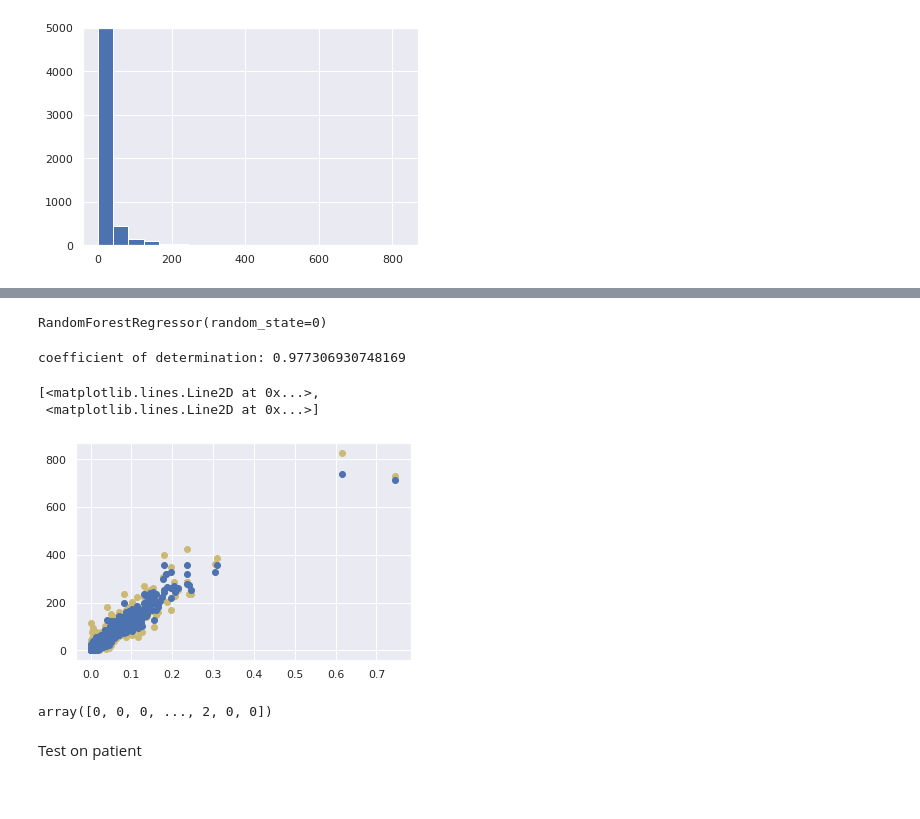
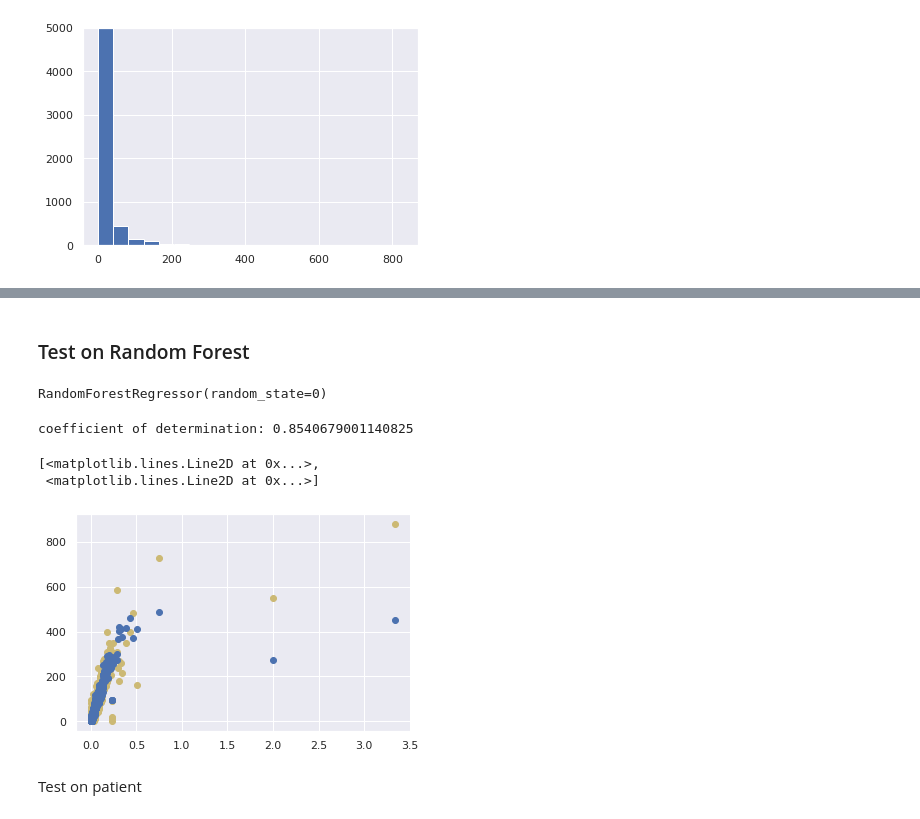
Before and after one commit to nishisandali/IFN646_Project, a Jupyter notebook: alice_work.ipynb, the cells around one changed output, grey strips where cells are left out. Drawn from its saved outputs; the diff is of its cells as text; code cells hidden in the pictures.

```diff
--- a/alice_work.ipynb
+++ b/alice_work.ipynb
@@ -40,0 +21,2 @@ df = df.dropna()
+# %%
+df = pd.read_csv('derived_data/combined_dataset.csv', index_col = [0])
@@ -253,0 +52,11 @@ array([[0],
+# %%
+df_x = df[['Apple Watch ENMO', 'ELMO_before','ELMO_after']].copy()
+df_y  = df[['Actiwatch activity counts']].copy()
+nums_x = df_x.to_numpy()
+nums_y = df_y.to_numpy()
+# %%
+X_train, X_test, y_train, y_test = train_test_split(nums_x, nums_y, test_size=0.33, random_state=42)
+X_train = X_train.astype('float64')
+y_train = y_train.astype('int')
+X_test = X_test.astype('float64')
+y_test = y_test.astype('int')
@@ -264,26 +171,23 @@ coefficient of determination: 0.888669565805582
+# %% [markdown]
+### Test on Random Forest
 # %%
 from sklearn.ensemble import RandomForestRegressor
 # %%
 regressor = RandomForestRegressor(n_estimators = 100, random_state = 0)
 # %%
-regressor.fit(X_trainR, y_trainR)
+regressor.fit(X_train, y_train)
 # %% [output]
 RandomForestRegressor(random_state=0)
 # %%
-r_sq_2 = regressor.score(X_trainR, y_trainR)
+r_sq_2 = regressor.score(X_test, y_test)
 print(f"coefficient of determination: {r_sq_2}")
 # %% [output]
-coefficient of determination: 0.977306930748169
+coefficient of determination: 0.8540679001140825
 # %%
-
-plt.plot(X_trainR[:, 0],y_trainR, 'yo', X_trainR[:, 0],regressor.predict(X_trainR), 'bo')
+plt.plot(X_test[:, 0],y_test, 'yo', X_test[:, 0],regressor.predict(X_test), 'bo')
 # %% [output]
 [<matplotlib.lines.Line2D at 0x...>,
  <matplotlib.lines.Line2D at 0x...>]
-[figure, old version]
+[figure, new version]
-# %%
-regressor.predict(X_testR).astype('int')
-# %% [output]
-array([0, 0, 0, ..., 2, 0, 0])
 # %% [markdown]
 Test on patient
```
Also changed, not shown: parts of 89 cells of this notebook, 31 other files.
